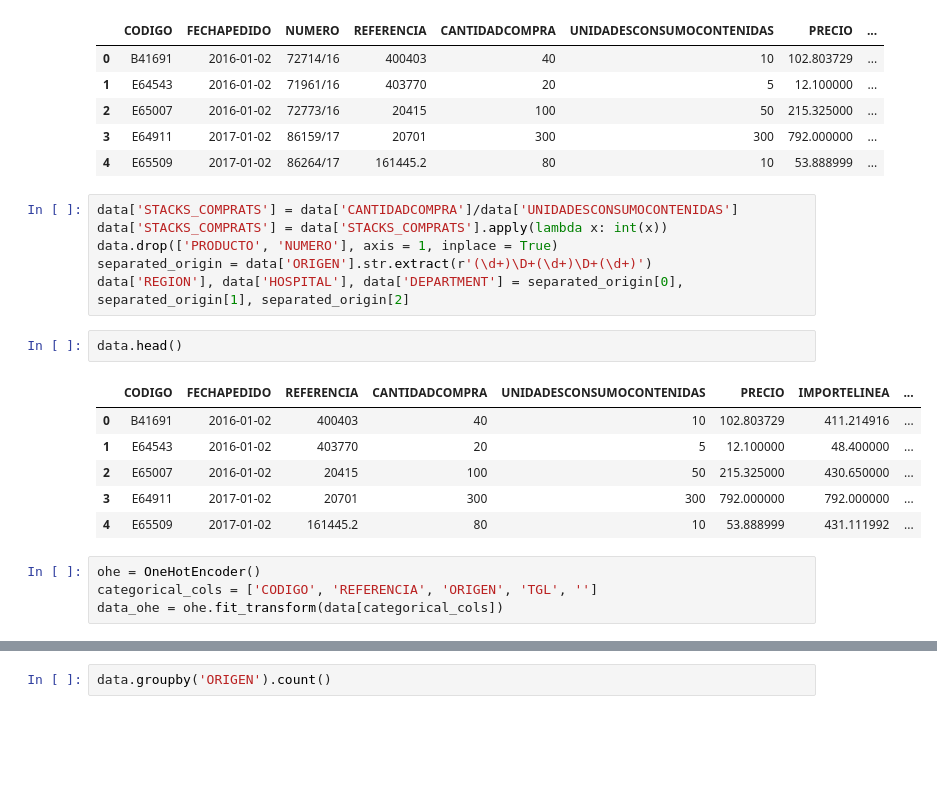
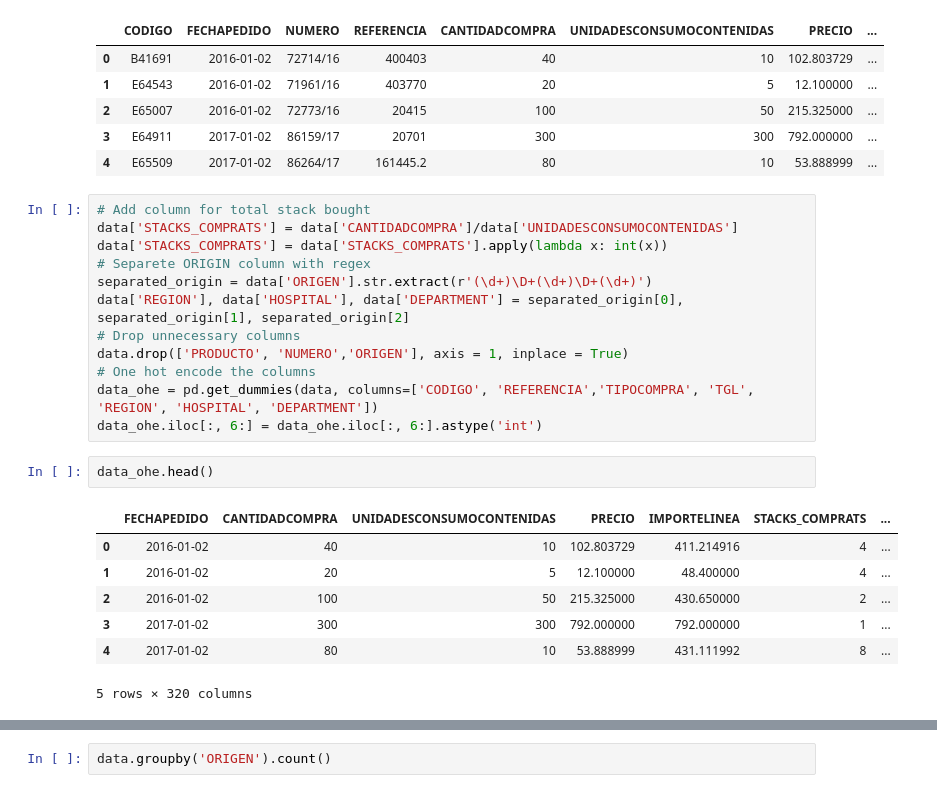
Before and after one commit to berniksuni/healthcare_purchase_plan_23, a Jupyter notebook: data_exploring/data_processingNo23.ipynb, the cells around one changed output, grey strips where cells are left out. Saved outputs shown, nothing was run; the diff lists cells and outputs as text; blank space fills up the shorter version.

```diff
--- a/data_exploring/data_processingNo23.ipynb
+++ b/data_exploring/data_processingNo23.ipynb
@@ -13,21 +16,24 @@ data.head()
 | 3 | E64911 | 2017-01-02 | 86159/17 | 20701 | 300 | 300 | 792.000000 | ... |
 | 4 | E65509 | 2017-01-02 | 86264/17 | 161445.2 | 80 | 10 | 53.888999 | ... |
 # %%
+# Add column for total stack bought
 data['STACKS_COMPRATS'] = data['CANTIDADCOMPRA']/data['UNIDADESCONSUMOCONTENIDAS']
 data['STACKS_COMPRATS'] = data['STACKS_COMPRATS'].apply(lambda x: int(x))
-data.drop(['PRODUCTO', 'NUMERO'], axis = 1, inplace = True)
+# Separete ORIGIN column with regex
 separated_origin = data['ORIGEN'].str.extract(r'(\d+)\D+(\d+)\D+(\d+)')
 data['REGION'], data['HOSPITAL'], data['DEPARTMENT'] = separated_origin[0], separated_origin[1], separated_origin[2]
+# Drop unnecessary columns
+data.drop(['PRODUCTO', 'NUMERO','ORIGEN'], axis = 1, inplace = True)
+# One hot encode the columns
+data_ohe = pd.get_dummies(data, columns=['CODIGO', 'REFERENCIA','TIPOCOMPRA', 'TGL', 'REGION', 'HOSPITAL', 'DEPARTMENT'])
+data_ohe.iloc[:, 6:] = data_ohe.iloc[:, 6:].astype('int')
 # %%
-data.head()
+data_ohe.head()
 # %% [output]
-|  | CODIGO | FECHAPEDIDO | REFERENCIA | CANTIDADCOMPRA | UNIDADESCONSUMOCONTENIDAS | PRECIO | IMPORTELINEA | ... |
-| 0 | B41691 | 2016-01-02 | 400403 | 40 | 10 | 102.803729 | 411.214916 | ... |
-| 1 | E64543 | 2016-01-02 | 403770 | 20 | 5 | 12.100000 | 48.400000 | ... |
-| 2 | E65007 | 2016-01-02 | 20415 | 100 | 50 | 215.325000 | 430.650000 | ... |
-| 3 | E64911 | 2017-01-02 | 20701 | 300 | 300 | 792.000000 | 792.000000 | ... |
-| 4 | E65509 | 2017-01-02 | 161445.2 | 80 | 10 | 53.888999 | 431.111992 | ... |
+|  | FECHAPEDIDO | CANTIDADCOMPRA | UNIDADESCONSUMOCONTENIDAS | PRECIO | IMPORTELINEA | STACKS_COMPRATS | ... |
+| 0 | 2016-01-02 | 40 | 10 | 102.803729 | 411.214916 | 4 | ... |
+| 1 | 2016-01-02 | 20 | 5 | 12.100000 | 48.400000 | 4 | ... |
+| 2 | 2016-01-02 | 100 | 50 | 215.325000 | 430.650000 | 2 | ... |
+| 3 | 2017-01-02 | 300 | 300 | 792.000000 | 792.000000 | 1 | ... |
+| 4 | 2017-01-02 | 80 | 10 | 53.888999 | 431.111992 | 8 | ... |
+5 rows × 320 columns
-# %%
-ohe = OneHotEncoder()
-categorical_cols = ['CODIGO', 'REFERENCIA', 'ORIGEN', 'TGL', '']
-data_ohe = ohe.fit_transform(data[categorical_cols])
```
Also changed, not shown: parts of 2 cells of this notebook, 5 other files.
